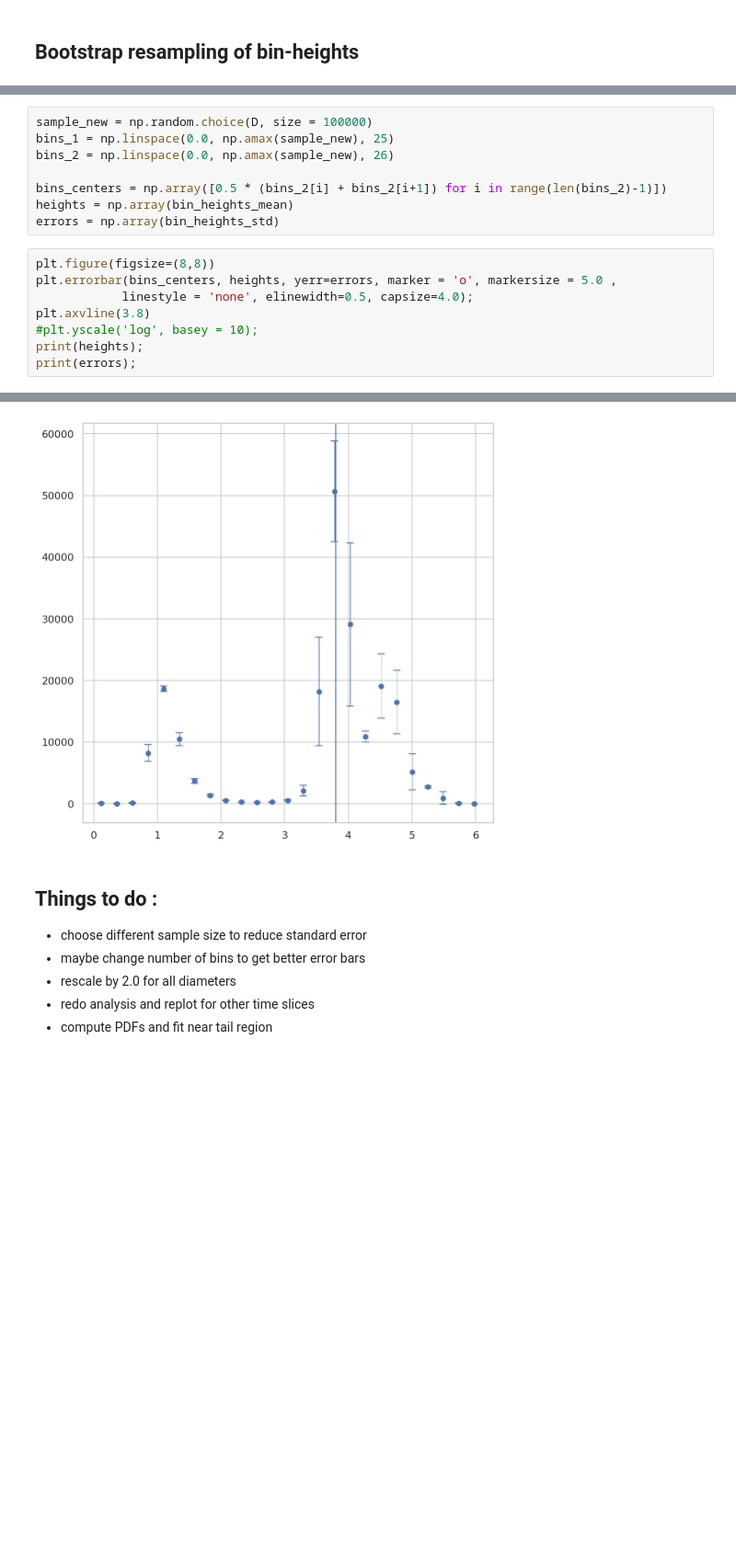
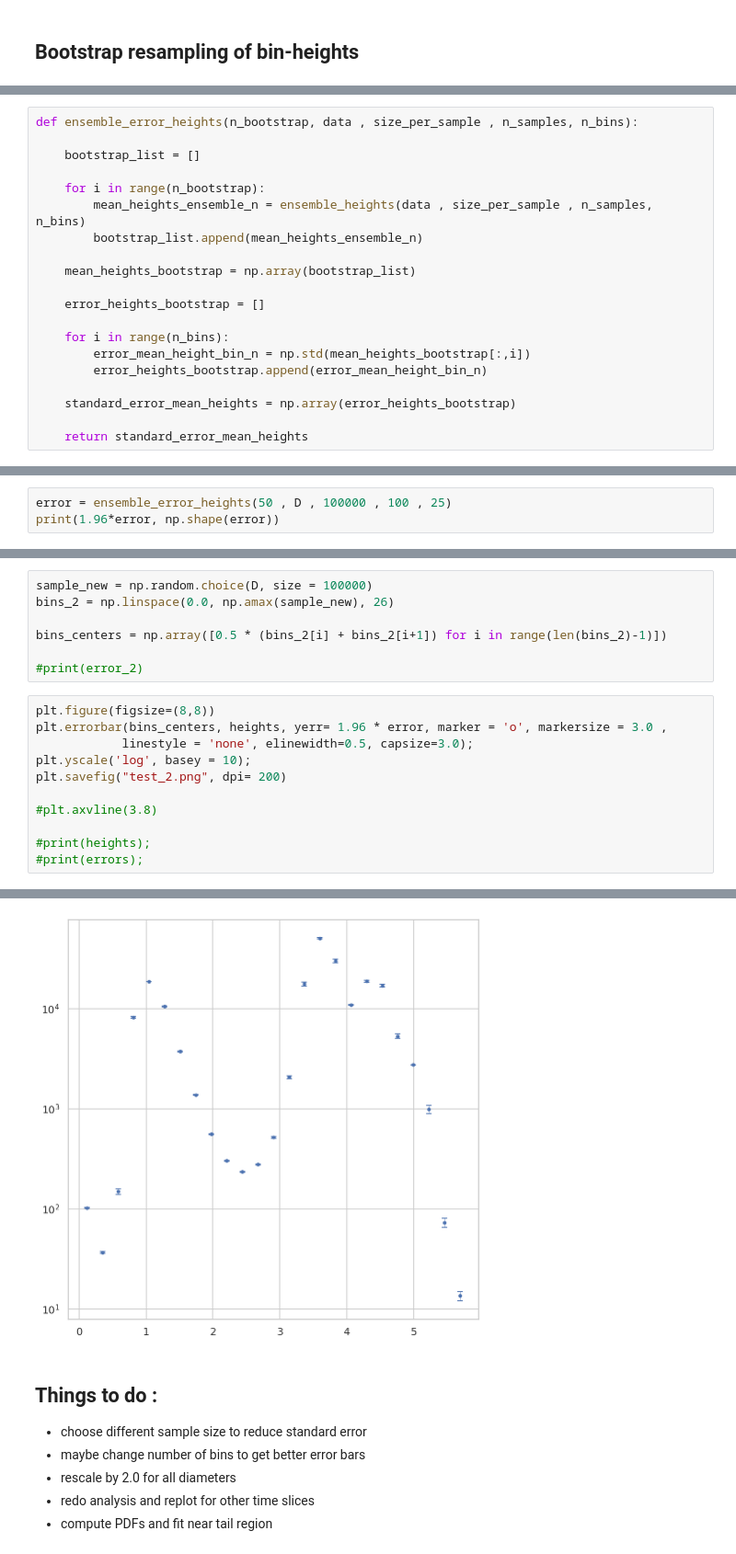
Before and after one commit to palsagar/ligaments_analysis, a Jupyter notebook: error.ipynb, the cells around one changed output, grey strips where cells are left out. Shown: that part at 92% size. Cells and saved outputs as stored; diff of their text form; blank space fills up the shorter version.

Commit message:
bootstrapped error bars computed !

```diff
--- a/error.ipynb
+++ b/error.ipynb
@@ -145,0 +125,20 @@ plt.hist(D1[:,24])
+# %%
+def ensemble_error_heights(n_bootstrap, data , size_per_sample , n_samples, n_bins):
+
+    bootstrap_list = []
+
+    for i in range(n_bootstrap):
+        mean_heights_ensemble_n = ensemble_heights(data , size_per_sample , n_samples, n_bins)
+        bootstrap_list.append(mean_heights_ensemble_n)
+
+    mean_heights_bootstrap = np.array(bootstrap_list)
+
+    error_heights_bootstrap = []
+
+    for i in range(n_bins):
+        error_mean_height_bin_n = np.std(mean_heights_bootstrap[:,i])
+        error_heights_bootstrap.append(error_mean_height_bin_n)
+
+    standard_error_mean_heights = np.array(error_heights_bootstrap)
+
+    return standard_error_mean_heights
@@ -145,0 +154,3 @@ plt.hist(D1[:,24])
+# %%
+error = ensemble_error_heights(50 , D , 100000 , 100 , 25)
+print(1.96*error, np.shape(error))
@@ -146,17 +165,19 @@ plt.hist(D1[:,24])
 # %%
 sample_new = np.random.choice(D, size = 100000)
-bins_1 = np.linspace(0.0, np.amax(sample_new), 25)
 bins_2 = np.linspace(0.0, np.amax(sample_new), 26)
 
 bins_centers = np.array([0.5 * (bins_2[i] + bins_2[i+1]) for i in range(len(bins_2)-1)])
-heights = np.array(bin_heights_mean)
-errors = np.array(bin_heights_std)
+
+#print(error_2)
 # %%
 plt.figure(figsize=(8,8))
-plt.errorbar(bins_centers, heights, yerr=errors, marker = 'o', markersize = 5.0 ,
-            linestyle = 'none', elinewidth=0.5, capsize=4.0);
-plt.axvline(3.8)
-#plt.yscale('log', basey = 10);
-print(heights);
-print(errors);
+plt.errorbar(bins_centers, heights, yerr= 1.96 * error, marker = 'o', markersize = 3.0 ,
+            linestyle = 'none', elinewidth=0.5, capsize=3.0);
+plt.yscale('log', basey = 10);
+plt.savefig("test_2.png", dpi= 200)
+
+#plt.axvline(3.8)
+
+#print(heights);
+#print(errors);
 # %% [output]
@@ -175,4 +186,4 @@ print(errors);
-[figure, old version]
+[figure, new version]
 # %% [markdown]
 ## Things to do :
 - choose different sample size to reduce standard error
```
Also changed, not shown: parts of 10 cells of this notebook, 3 other files.
